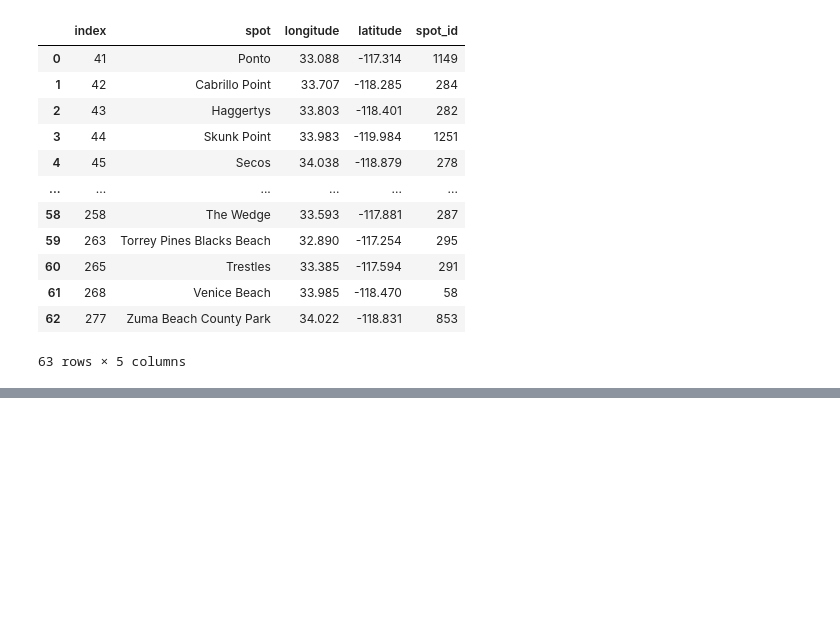
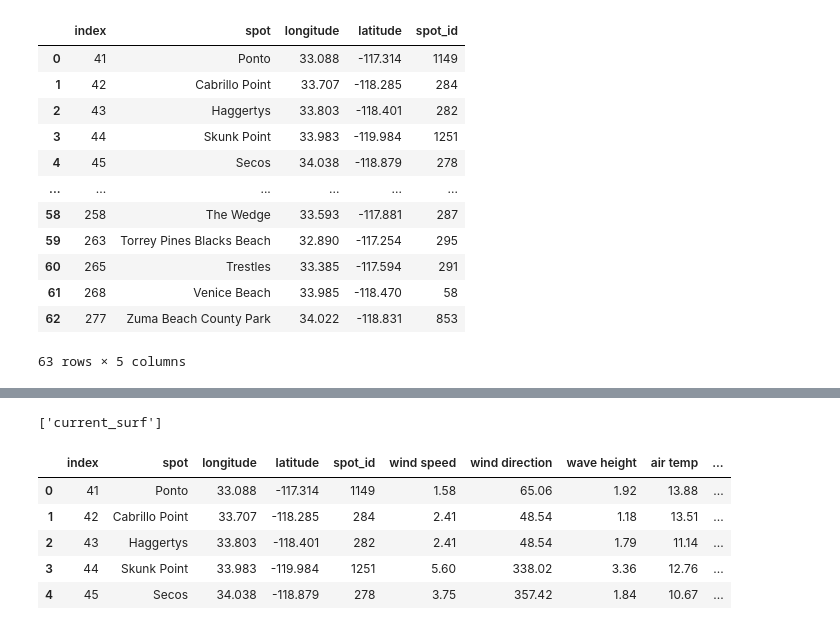
Before and after one commit to TommyHvidhyld/Best_Surfs, a Jupyter notebook: Surf.ipynb, the cells around one changed output, grey strips where cells are left out. Cells and saved outputs as stored; diff of their text form; code cells hidden in the pictures; blank space fills up the shorter version.

```diff
--- a/Surf.ipynb
+++ b/Surf.ipynb
@@ -221,0 +215,13 @@ combined
+# %%
+protocol = 'postgresql'
+username = 'postgres'
+password = 'postgres'
+host = 'localhost'
+port = 5432
+database_name = 'surf_DB'
+rds_connection_string = f'{protocol}://{username}:{password}@{host}:{port}/{database_name}'
+engine = create_engine(rds_connection_string)
+# %%
+engine.table_names()
+# %% [output]
+['current_surf']
@@ -221,0 +230,9 @@ combined
+# %%
+pd.read_sql_query('select * from current_surf', con=engine).head()
+# %% [output]
+|  | index | spot | longitude | latitude | spot_id | wind speed | wind direction | wave height | air temp | ... |
+| 0 | 41 | Ponto | 33.088 | -117.314 | 1149 | 1.58 | 65.06 | 1.92 | 13.88 | ... |
+| 1 | 42 | Cabrillo Point | 33.707 | -118.285 | 284 | 2.41 | 48.54 | 1.18 | 13.51 | ... |
+| 2 | 43 | Haggertys | 33.803 | -118.401 | 282 | 2.41 | 48.54 | 1.79 | 11.14 | ... |
+| 3 | 44 | Skunk Point | 33.983 | -119.984 | 1251 | 5.60 | 338.02 | 3.36 | 12.76 | ... |
+| 4 | 45 | Secos | 34.038 | -118.879 | 278 | 3.75 | 357.42 | 1.84 | 10.67 | ... |
```
Also changed, not shown: parts of 26 cells of this notebook.
